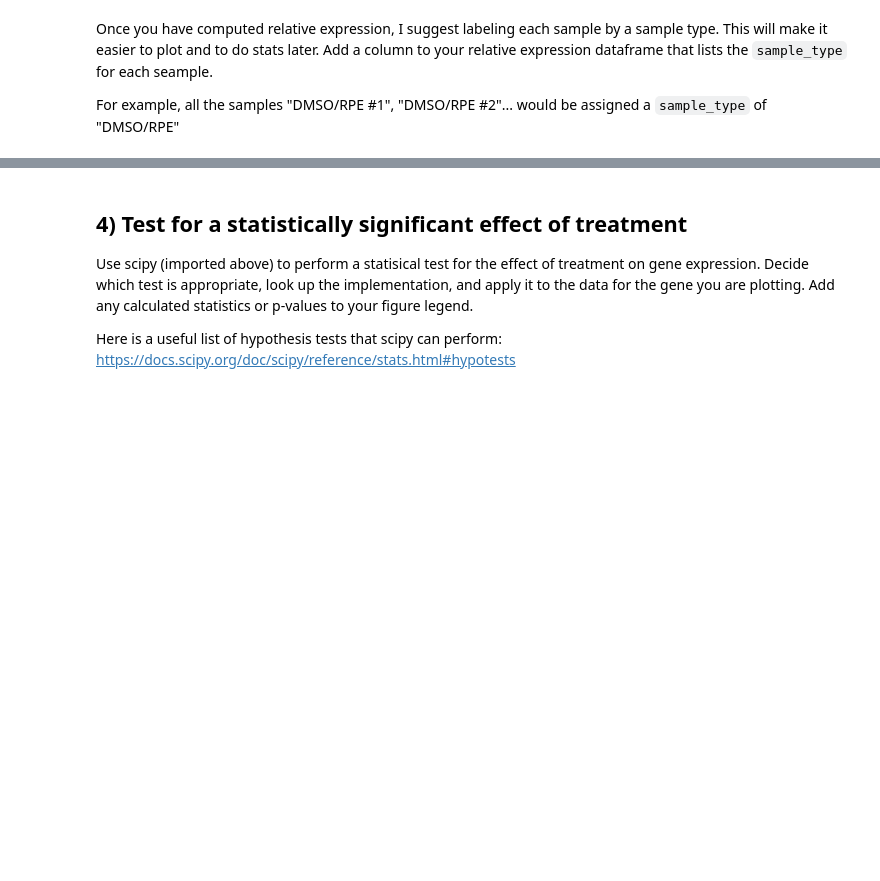
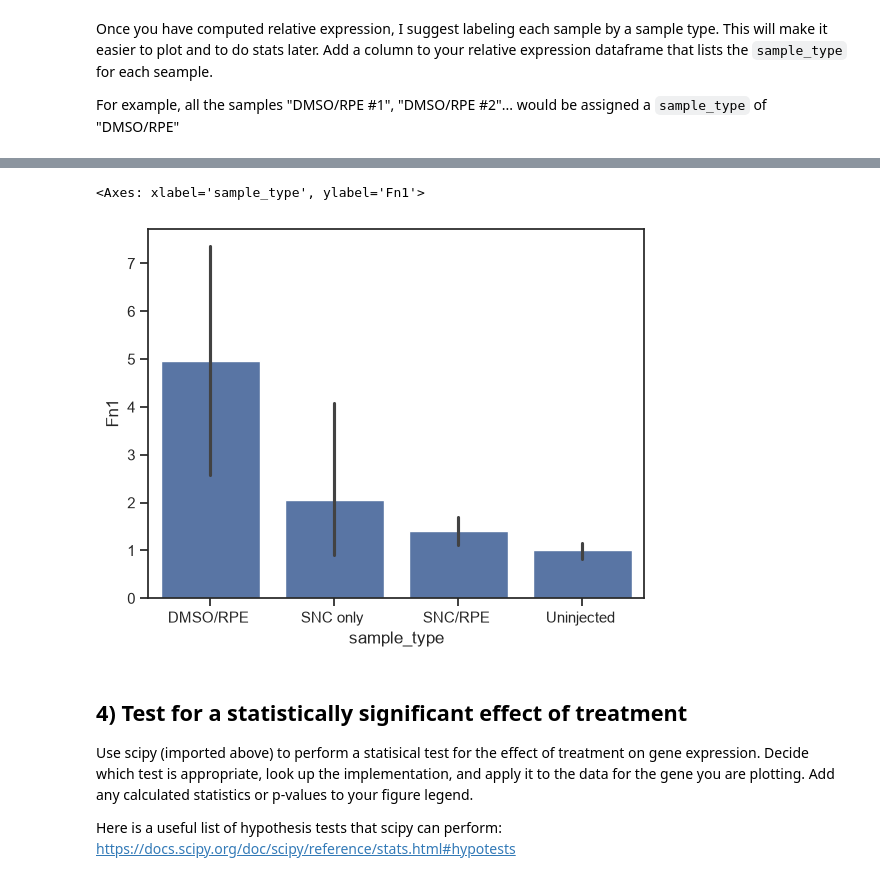
Before and after one commit to snaskar-web/ABIO558, a Jupyter notebook: miniproject_1_blank.ipynb, the cells around one changed output, grey strips where cells are left out. Saved outputs shown, nothing was run; the diff lists cells and outputs as text; code cells hidden in the pictures; blank space fills up the shorter version.

```diff
--- a/miniproject_1_blank.ipynb
+++ b/miniproject_1_blank.ipynb
@@ -58,0 +89,4 @@ For example, all the samples "DMSO/RPE #1", "DMSO/RPE #2"... would be assigned a
+# %%
+genes = ['Fn1', 'Col1a1', 'Acta2', 'TgfB', 'Tnfa', 'Mcp1']
+delta_ct = mean_ct[genes].sub(mean_ct['Gapdh'], axis=0)
+delta_ct
@@ -58,0 +112,4 @@ For example, all the samples "DMSO/RPE #1", "DMSO/RPE #2"... would be assigned a
+# %%
+uninjected_mean_delta_ct = delta_ct.loc[delta_ct.index.str.startswith('Uninjected')].mean()
+dd_ct = delta_ct.sub(uninjected_mean_delta_ct, axis=1)
+print(dd_ct)
@@ -58,0 +137,3 @@ For example, all the samples "DMSO/RPE #1", "DMSO/RPE #2"... would be assigned a
+# %%
+relative_expression = 2**-dd_ct
+relative_expression
@@ -58,0 +159,4 @@ For example, all the samples "DMSO/RPE #1", "DMSO/RPE #2"... would be assigned a
+# %%
+sample_type = [x.split('#')[0] for x in relative_expression.index]
+relative_expression['sample_type'] =sample_type
+relative_expression
@@ -66,3 +192,9 @@ https://journals.plos.org/plosone/article?id=10.1371/journal.pone.0243626
+# %%
+relative_quantity = relative_expression
+sns.barplot(data=relative_quantity, x='sample_type', y='Fn1')
+# %% [output]
+<Axes: xlabel='sample_type', ylabel='Fn1'>
+[figure, added]
 # %% [markdown]
 ## 4) Test for a statistically significant effect of treatment
 Use scipy (imported above) to perform a statisical test for the effect of treatment on gene expression. Decide which test is appropriate, look up the implementation, and apply it to the data for the gene you are plotting. Add any calculated statistics or p-values to your figure legend.
```
Also changed, not shown: parts of 7 cells of this notebook, 1 other file.
